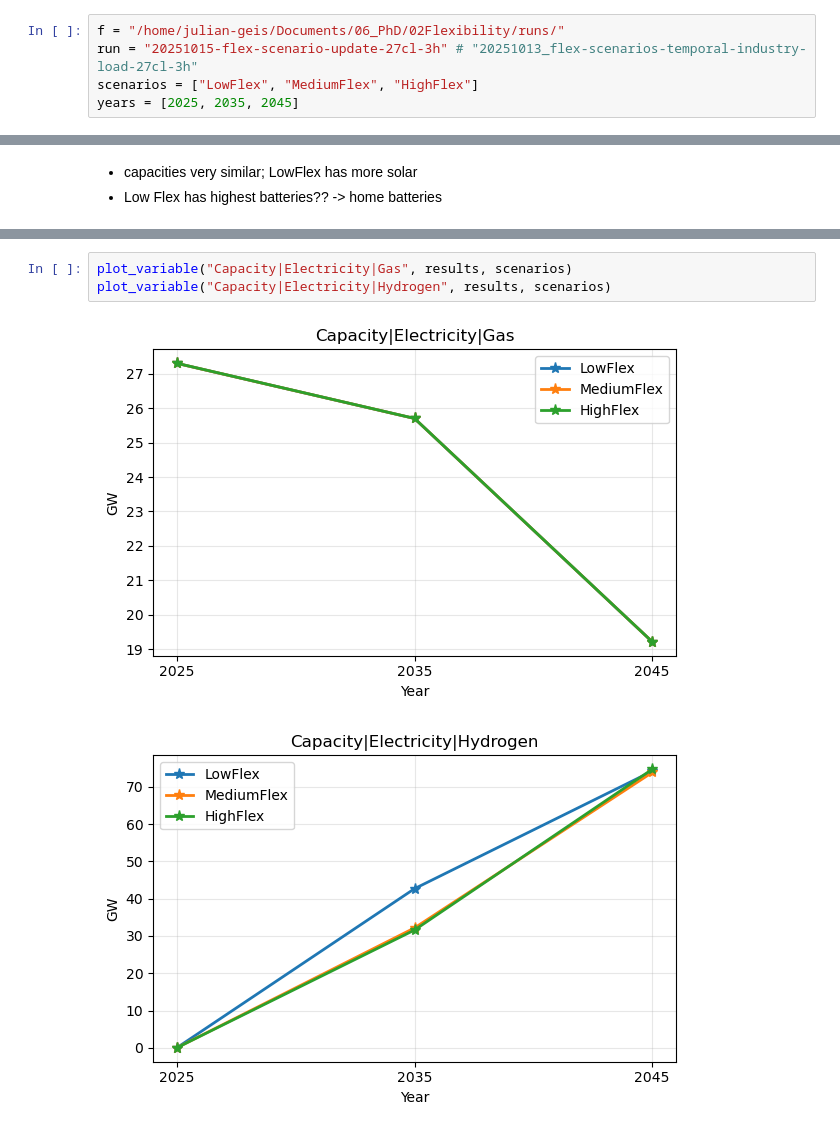
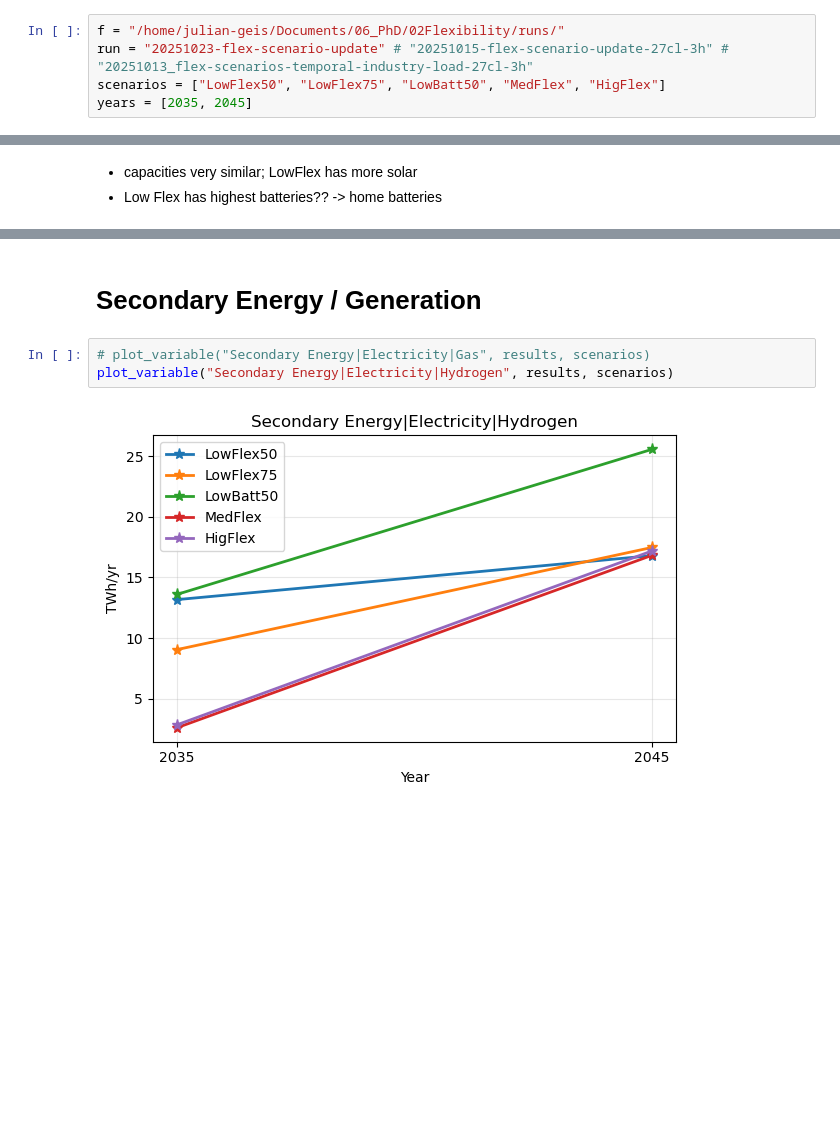
Before and after one commit to JulianGeis/pypsa-de-flex, a Jupyter notebook: flex_notebooks/scenario_comparison.ipynb, the cells around one changed output, grey strips where cells are left out. Drawn from its saved outputs; the diff is of its cells as text; blank space fills up the shorter version.

```diff
--- a/flex_notebooks/scenario_comparison.ipynb
+++ b/flex_notebooks/scenario_comparison.ipynb
@@ -15,8 +23,8 @@ from flexibility_utils import tech_colors
 # %%
 f = "/home/julian-geis/Documents/06_PhD/02Flexibility/runs/"
-run = "20251015-flex-scenario-update-27cl-3h" # "20251013_flex-scenarios-temporal-industry-load-27cl-3h"
-scenarios = ["LowFlex", "MediumFlex", "HighFlex"]
-years = [2025, 2035, 2045]
+run = "20251023-flex-scenario-update" # "20251015-flex-scenario-update-27cl-3h" # "20251013_flex-scenarios-temporal-industry-load-27cl-3h"
+scenarios = ["LowFlex50", "LowFlex75", "LowBatt50", "MedFlex", "HigFlex"]
+years = [2035, 2045]
 # %%
 networks = {}
 for scenario in scenarios:
@@ -298,9 +229,10 @@ dtype: float64
+# %% [markdown]
+# Secondary Energy / Generation
 # %%
-plot_variable("Capacity|Electricity|Gas", results, scenarios)
-plot_variable("Capacity|Electricity|Hydrogen", results, scenarios)
+# plot_variable("Secondary Energy|Electricity|Gas", results, scenarios)
+plot_variable("Secondary Energy|Electricity|Hydrogen", results, scenarios)
 # %% [output]
-[figure, old version]
+[figure, new version]
-[figure, removed]
 # %%
 for year in [2045]:
 
```
Also changed, not shown: parts of 59 cells of this notebook, 4 other files.
